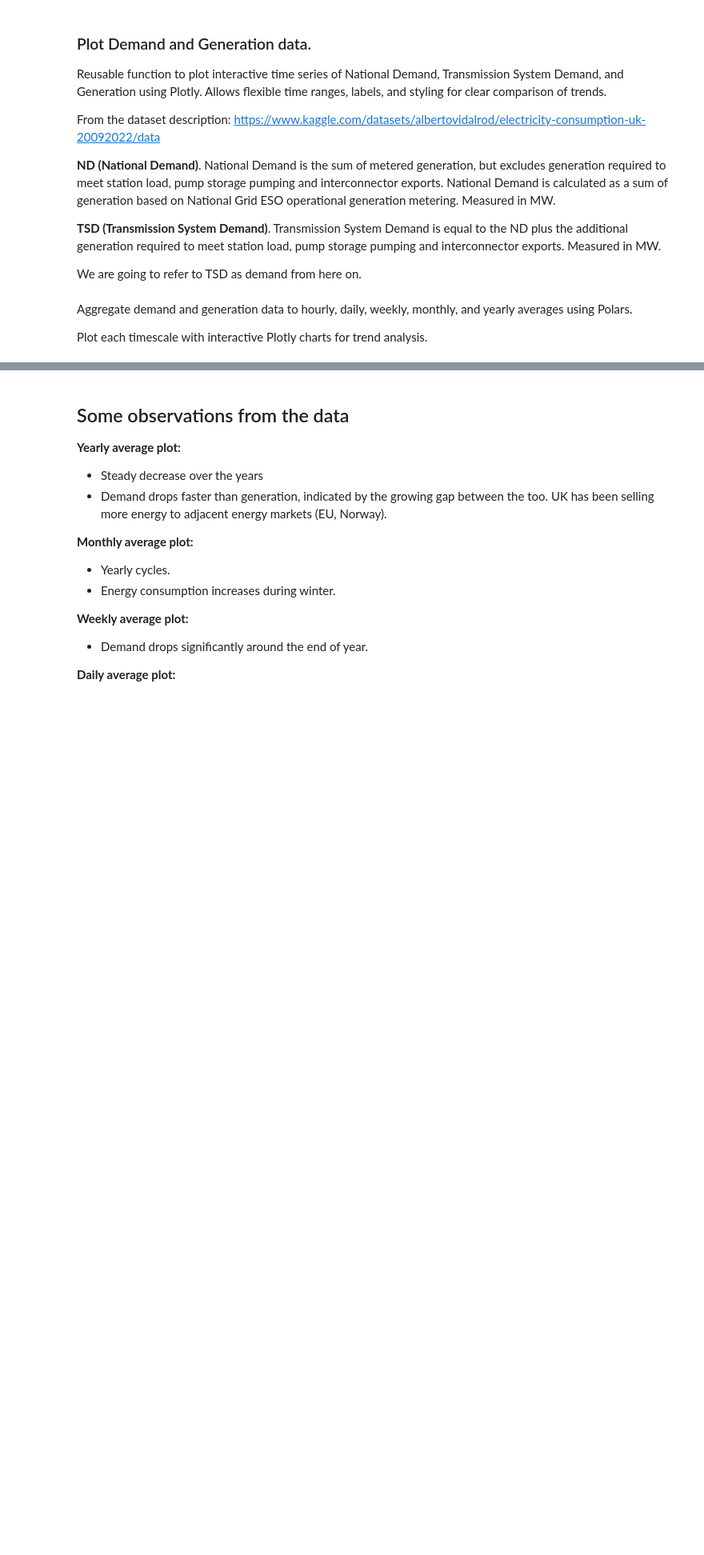
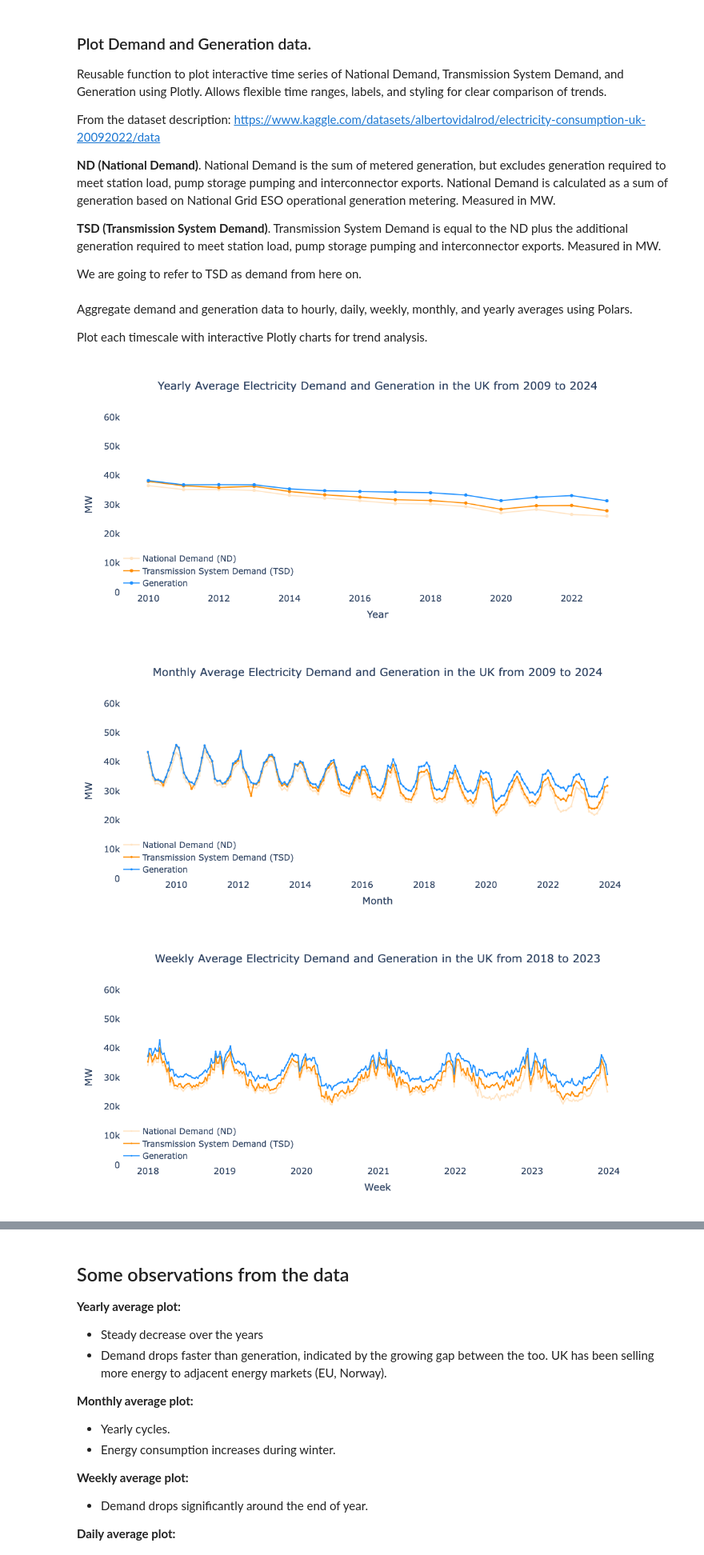
Before and after one commit to bvadg1002/UK-energy, a Jupyter notebook: notebooks/uk_energy_analysis.ipynb, the cells around one changed output, grey strips where cells are left out. Shown at 80% size. Drawn from its saved outputs; the diff is of its cells as text; code cells hidden in the pictures; blank space fills up the shorter version.

```diff
--- a/notebooks/uk_energy_analysis.ipynb
+++ b/notebooks/uk_energy_analysis.ipynb
@@ -408,3 +409,13 @@ plot_avg_plotly(monthly_avg, 'datetime', monthly_start, monthly_end, 'Monthly Av
 plot_avg_plotly(weekly_avg, 'datetime', weekly_start, weekly_end, 'Weekly Average Electricity Demand and Generation in the UK from 2018 to 2023', 'Week', marker_size=3, line_style='lines+markers')
 plot_avg_plotly(daily_avg, 'datetime', daily_start, daily_end, 'Daily Average Electricity Demand and Generation in the UK during 2023', 'Date', marker_size=4, line_style='lines+markers')
 plot_avg_plotly(df, 'datetime', hourly_start, hourly_end, 'Hourly Average Electricity Demand and Generation in the UK during H2 2023', 'Hour', marker_size=3, line_style='markers')
+# %%
+# Display yearly, monthly, weekly, daily PNG plots from the images folder
+display(Image("../images/yearly.png"))
+display(Image("../images/monthly.png"))
+display(Image("../images/weekly.png"))
+display(Image("../images/daily.png"))
+# %% [output]
+[figure, added]
+[figure, added]
+[figure, added]
```
Also changed, not shown: parts of 47 cells of this notebook, 1 other file.
